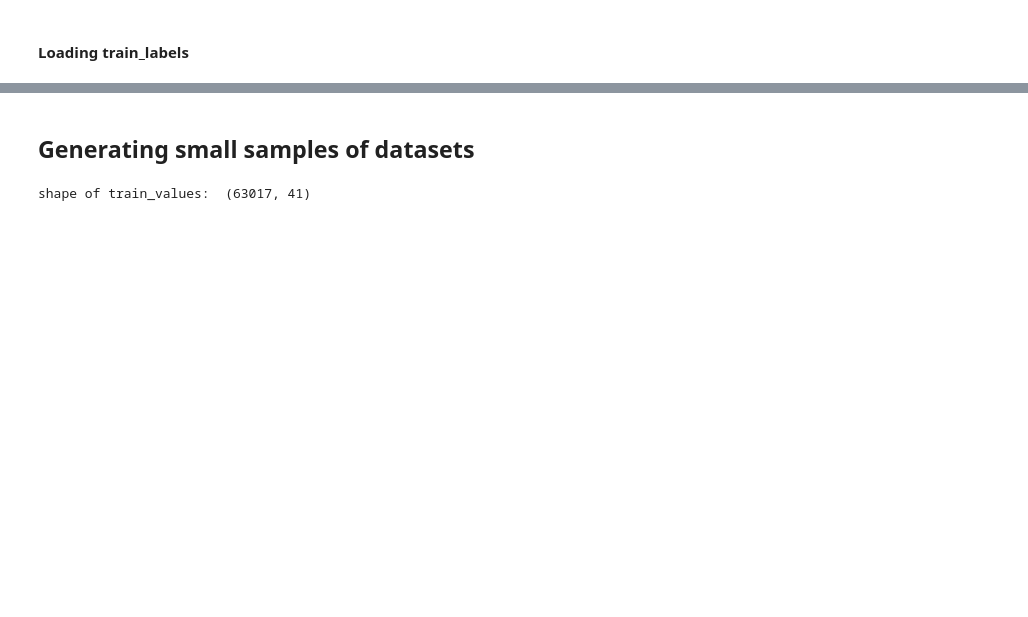
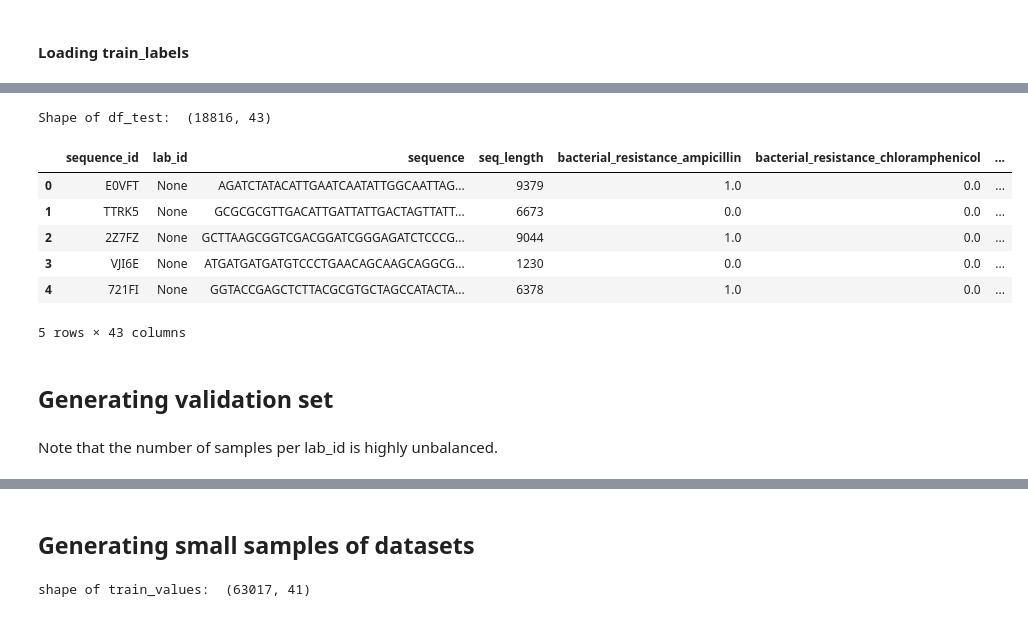
Before and after one commit to linneuholanda/genetic_attribution, a Jupyter notebook: 00_fetching_data.ipynb, the cells around one changed output, grey strips where cells are left out. Saved outputs shown, nothing was run; the diff lists cells and outputs as text; code cells hidden in the pictures; blank space fills up the shorter version.

```diff
--- a/preprocessing.ipynb
+++ b/00_fetching_data.ipynb
@@ -176,0 +238,16 @@ Wall time: 5.44 s
+# %%
+print("Shape of df_test: ", df_test.shape)
+df_test.head()
+# %% [output]
+Shape of df_test:  (18816, 43)
+|  | sequence_id | lab_id | sequence | seq_length | bacterial_resistance_ampicillin | bacterial_resistance_chloramphenicol | ... |
+| 0 | E0VFT | None | AGATCTATACATTGAATCAATATTGGCAATTAG... | 9379 | 1.0 | 0.0 | ... |
+| 1 | TTRK5 | None | GCGCGCGTTGACATTGATTATTGACTAGTTATT... | 6673 | 0.0 | 0.0 | ... |
+| 2 | 2Z7FZ | None | GCTTAAGCGGTCGACGGATCGGGAGATCTCCCG... | 9044 | 1.0 | 0.0 | ... |
+| 3 | VJI6E | None | ATGATGATGATGTCCCTGAACAGCAAGCAGGCG... | 1230 | 0.0 | 0.0 | ... |
+| 4 | 721FI | None | GGTACCGAGCTCTTACGCGTGCTAGCCATACTA... | 6378 | 1.0 | 0.0 | ... |
+5 rows × 43 columns
+# %% [markdown]
+## Generating validation set
+# %% [markdown]
+Note that the number of samples per lab_id is highly unbalanced.
```
Also changed, not shown: parts of 20 cells of this notebook, 4 other files.
